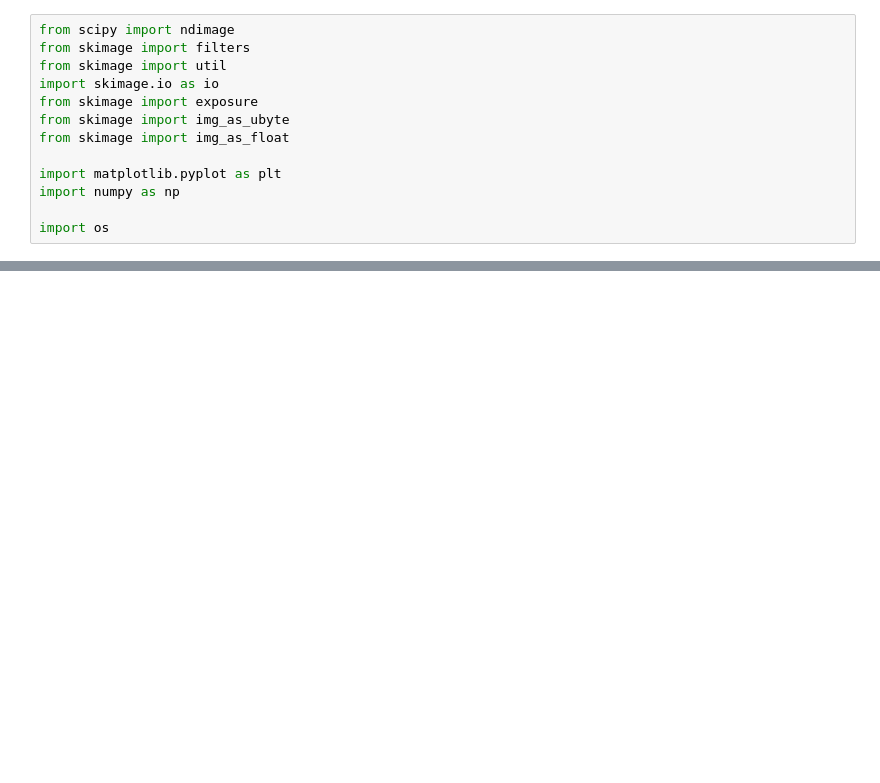
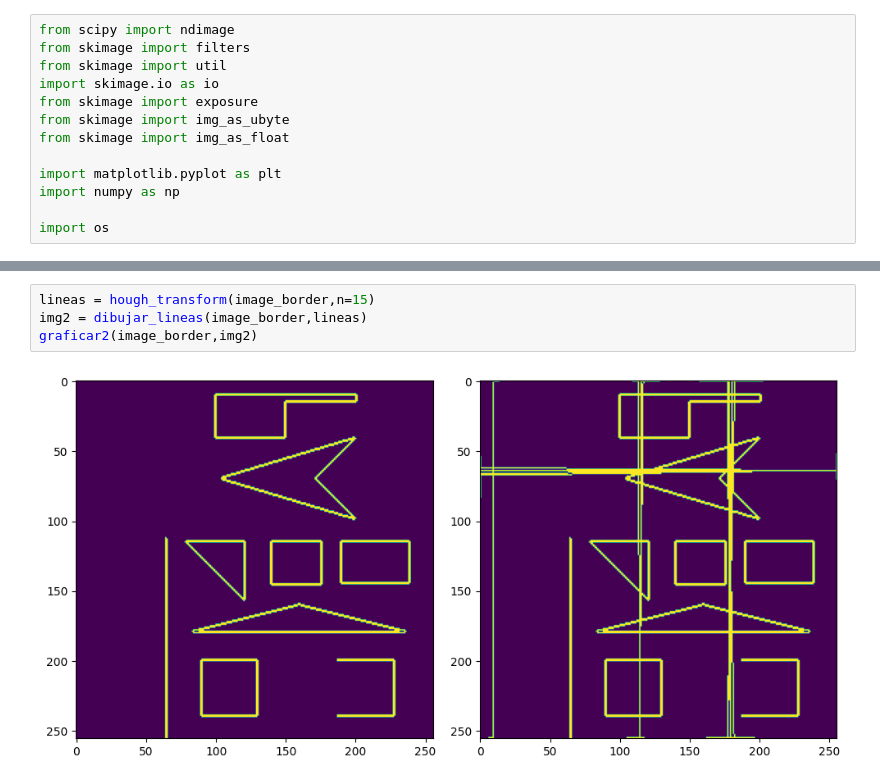
Before and after one commit to KenetC/ProcImg, a Jupyter notebook: Labos/THough.ipynb, the cells around one changed output, grey strips where cells are left out. Saved outputs shown, nothing was run; the diff lists cells and outputs as text; blank space fills up the shorter version.

```diff
--- a/Labos/THough.ipynb
+++ b/Labos/THough.ipynb
@@ -158,0 +106,6 @@ print(b)
+# %%
+lineas = hough_transform(image_border,n=15)
+img2 = dibujar_lineas(image_border,lineas)
+graficar2(image_border,img2)
+# %% [output]
+[figure, added]
```
Also changed, not shown: parts of 16 cells of this notebook, 1 other file.
